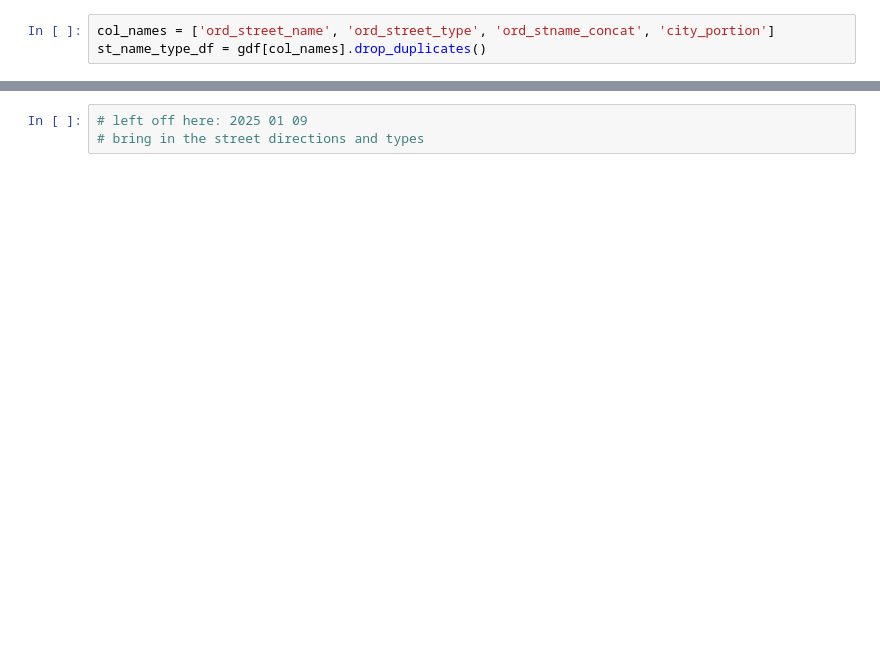
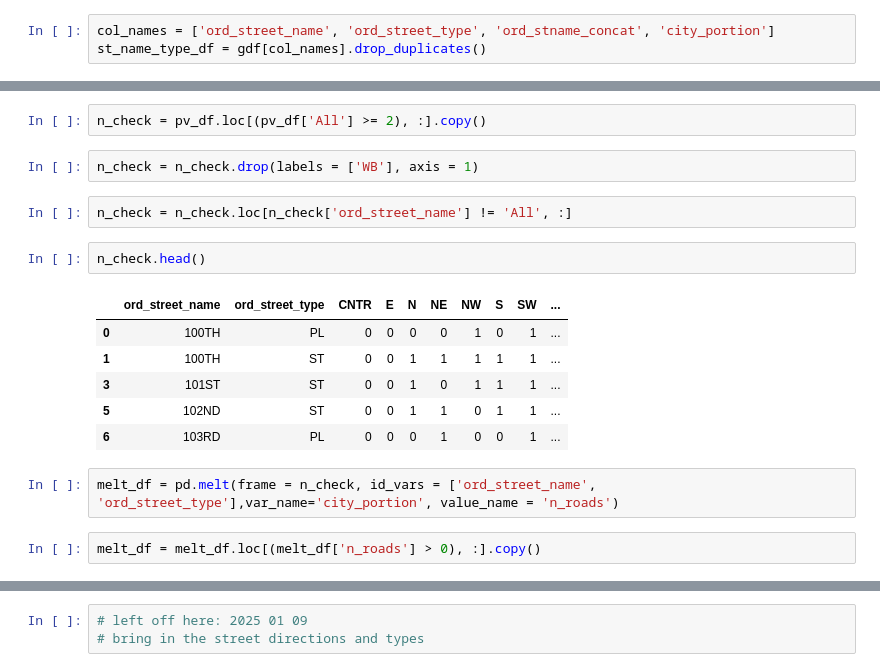
Before and after one commit to mike-babb/seattle_streets, a Jupyter notebook: code/step_06_format_data_for_v2.ipynb, the cells around one changed output, grey strips where cells are left out. Drawn from its saved outputs; the diff is of its cells as text; blank space fills up the shorter version.

```diff
--- a/code/step_06_format_data_for_v2.ipynb
+++ b/code/step_06_format_data_for_v2.ipynb
@@ -108,0 +184,19 @@ st_name_type_df.head()
+# %%
+n_check = pv_df.loc[(pv_df['All'] >= 2), :].copy()
+# %%
+n_check = n_check.drop(labels = ['WB'], axis = 1)
+# %%
+n_check = n_check.loc[n_check['ord_street_name'] != 'All', :]
+# %%
+n_check.head()
+# %% [output]
+|  | ord_street_name | ord_street_type | CNTR | E | N | NE | NW | S | SW | ... |
+| 0 | 100TH | PL | 0 | 0 | 0 | 0 | 1 | 0 | 1 | ... |
+| 1 | 100TH | ST | 0 | 0 | 1 | 1 | 1 | 1 | 1 | ... |
+| 3 | 101ST | ST | 0 | 0 | 1 | 0 | 1 | 1 | 1 | ... |
+| 5 | 102ND | ST | 0 | 0 | 1 | 1 | 0 | 1 | 1 | ... |
+| 6 | 103RD | PL | 0 | 0 | 0 | 1 | 0 | 0 | 1 | ... |
+# %%
+melt_df = pd.melt(frame = n_check, id_vars = ['ord_street_name', 'ord_street_type'],var_name='city_portion', value_name = 'n_roads')
+# %%
+melt_df = melt_df.loc[(melt_df['n_roads'] > 0), :].copy()
```
Also changed, not shown: parts of 223 cells of this notebook, 6 other files.
